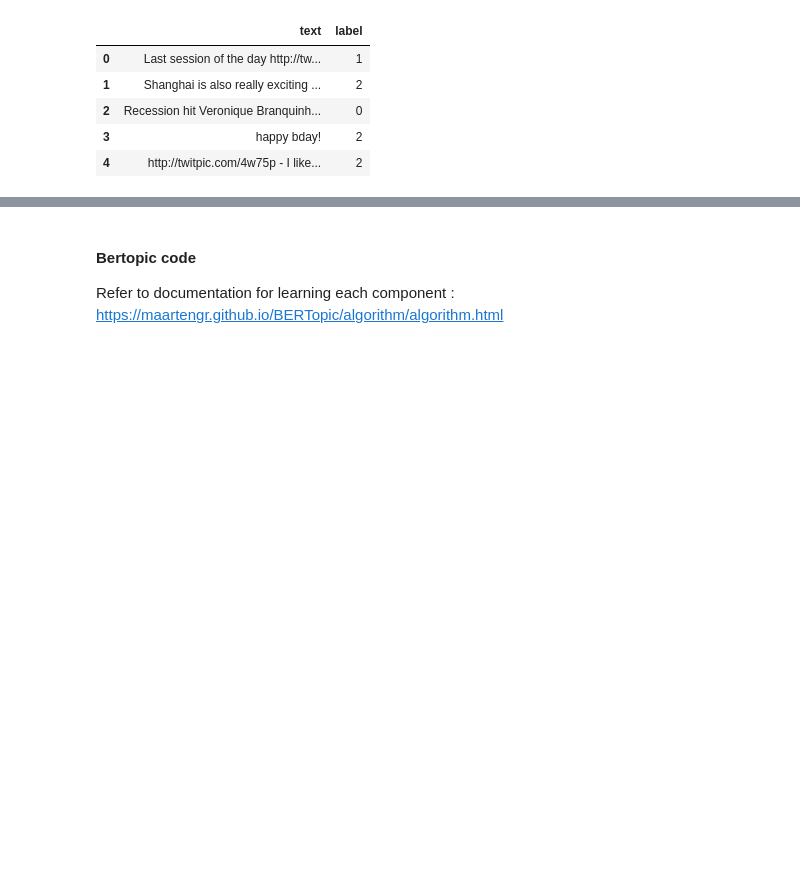
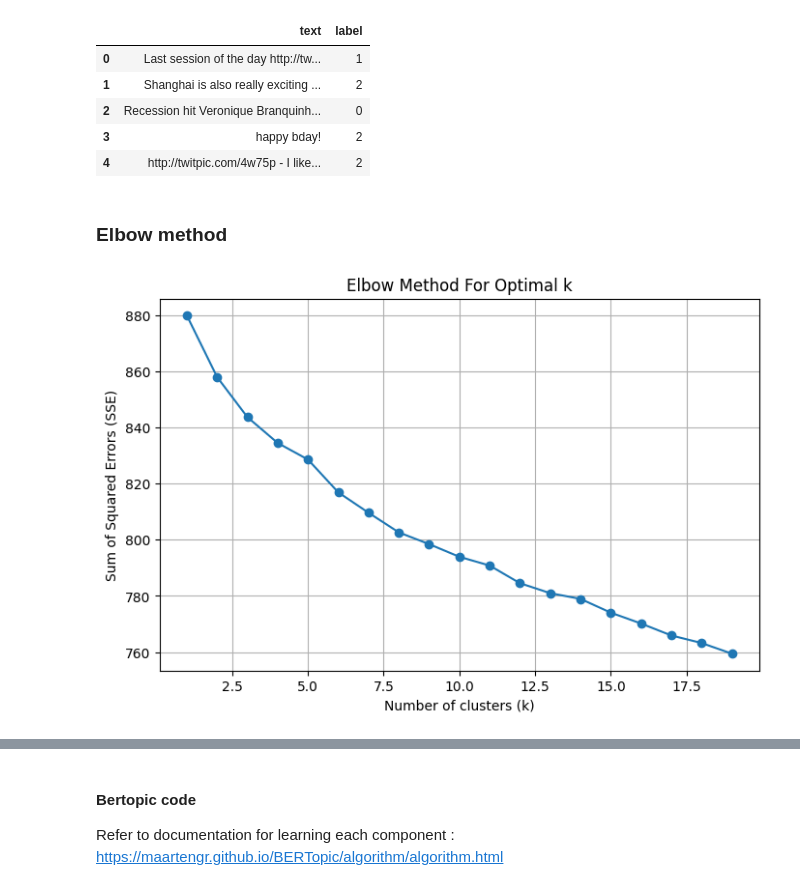
Before and after one commit to arshraj-r/sentiment-analysis, a Jupyter notebook: topic_modeling.ipynb, the cells around one changed output, grey strips where cells are left out. Drawn from its saved outputs; the diff is of its cells as text; code cells hidden in the pictures; blank space fills up the shorter version.

```diff
--- a/topic_modeling.ipynb
+++ b/topic_modeling.ipynb
@@ -20,3 +20,34 @@ df.head()
 | 2 | Recession hit Veronique Branquinh... | 0 |
 | 3 | happy bday! | 2 |
 | 4 | http://twitpic.com/4w75p - I like... | 2 |
+# %% [markdown]
+### Elbow method
+# %%
+# Load pre-trained SBERT model
+from sentence_transformers import SentenceTransformer
+from sklearn.cluster import KMeans
+import matplotlib.pyplot as plt
+model = SentenceTransformer('all-MiniLM-L6-v2')
+
+# Generate embeddings
+embeddings = model.encode(docs)
+
+# Elbow method: find optimal number of clusters
+sse = []  # Sum of squared errors
+k_values = range(1, 20)
+
+for k in k_values:
+    kmeans = KMeans(n_clusters=k, random_state=0)
+    kmeans.fit(embeddings)
+    sse.append(kmeans.inertia_)  # inertia_ is the SSE
+
+# Plot SSE vs number of clusters
+plt.figure(figsize=(8, 5))
+plt.plot(k_values, sse, marker='o')
+plt.xlabel('Number of clusters (k)')
+plt.ylabel('Sum of Squared Errors (SSE)')
+plt.title('Elbow Method For Optimal k')
+plt.grid(True)
+plt.show()
+# %% [output]
+[figure, added]
```
Also changed, not shown: parts of 1 cell of this notebook.
